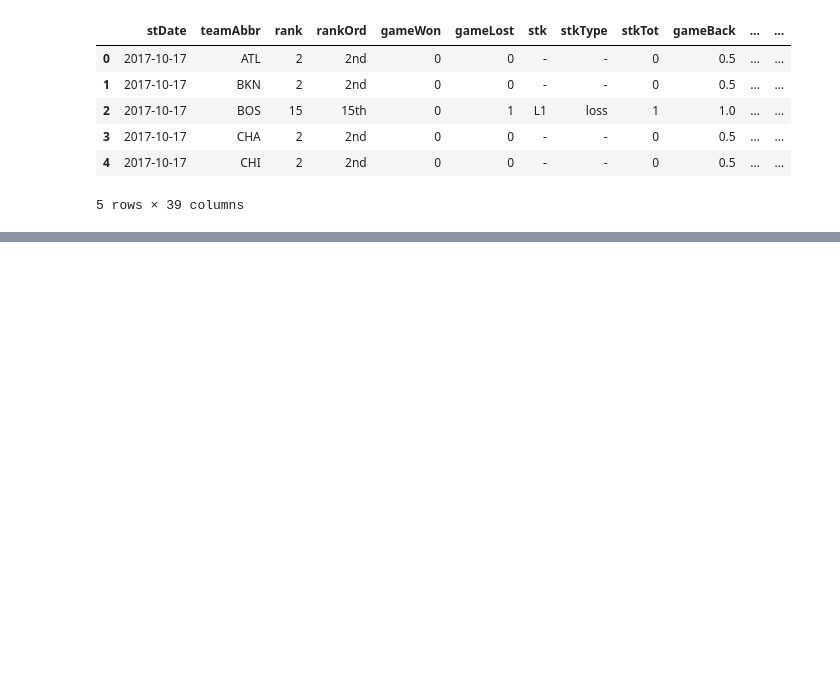
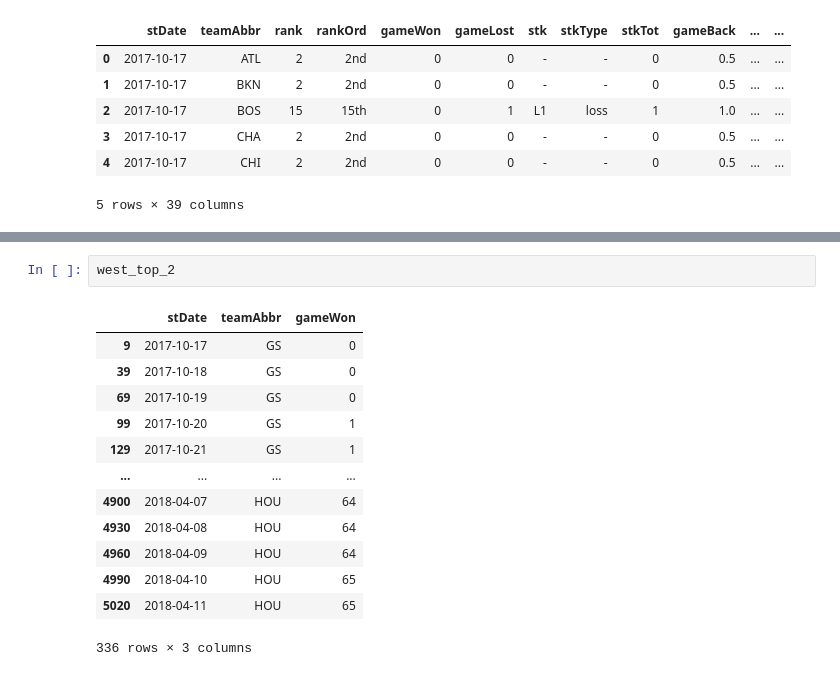
Before and after one commit to CalebF94/Practice-Code, a Jupyter notebook: Python/Python for Data Science/Bokeh Visuals/Interactive Data Visualization in Python with Bokeh.ipynb, the cells around one changed output, grey strips where cells are left out. Drawn from its saved outputs; the diff is of its cells as text; blank space fills up the shorter version.

```diff
--- a/Python/Python for Data Science/Bokeh Visuals/Interactive Data Visualization in Python with Bokeh.ipynb
+++ b/Python/Python for Data Science/Bokeh Visuals/Interactive Data Visualization in Python with Bokeh.ipynb
@@ -227,0 +284,16 @@ standings.head()
+# %%
+west_top_2
+# %% [output]
+|  | stDate | teamAbbr | gameWon |
+| 9 | 2017-10-17 | GS | 0 |
+| 39 | 2017-10-18 | GS | 0 |
+| 69 | 2017-10-19 | GS | 0 |
+| 99 | 2017-10-20 | GS | 1 |
+| 129 | 2017-10-21 | GS | 1 |
+| ... | ... | ... | ... |
+| 4900 | 2018-04-07 | HOU | 64 |
+| 4930 | 2018-04-08 | HOU | 64 |
+| 4960 | 2018-04-09 | HOU | 64 |
+| 4990 | 2018-04-10 | HOU | 65 |
+| 5020 | 2018-04-11 | HOU | 65 |
+336 rows × 3 columns
```
Also changed, not shown: parts of 4 cells of this notebook.
